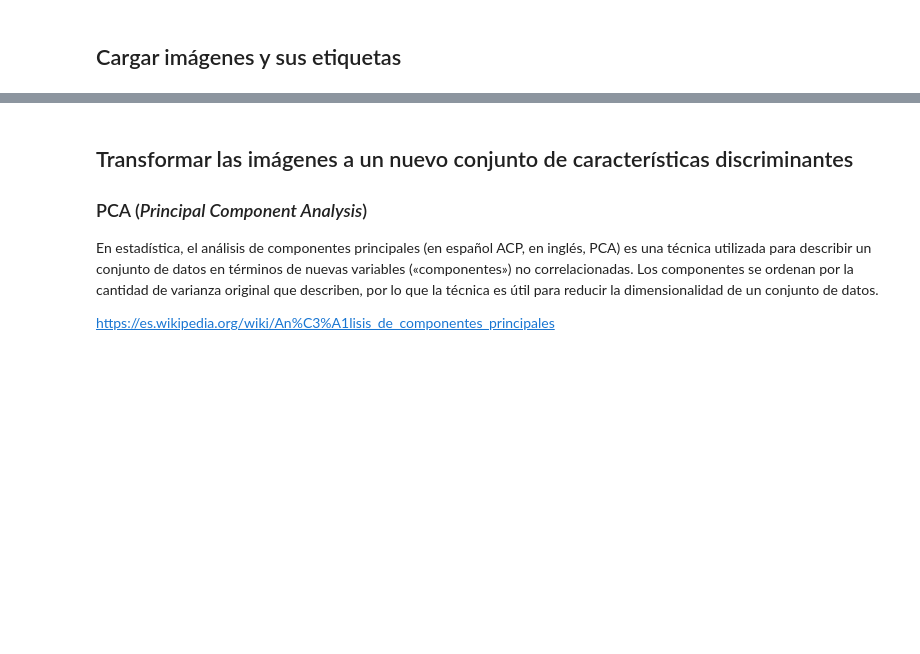
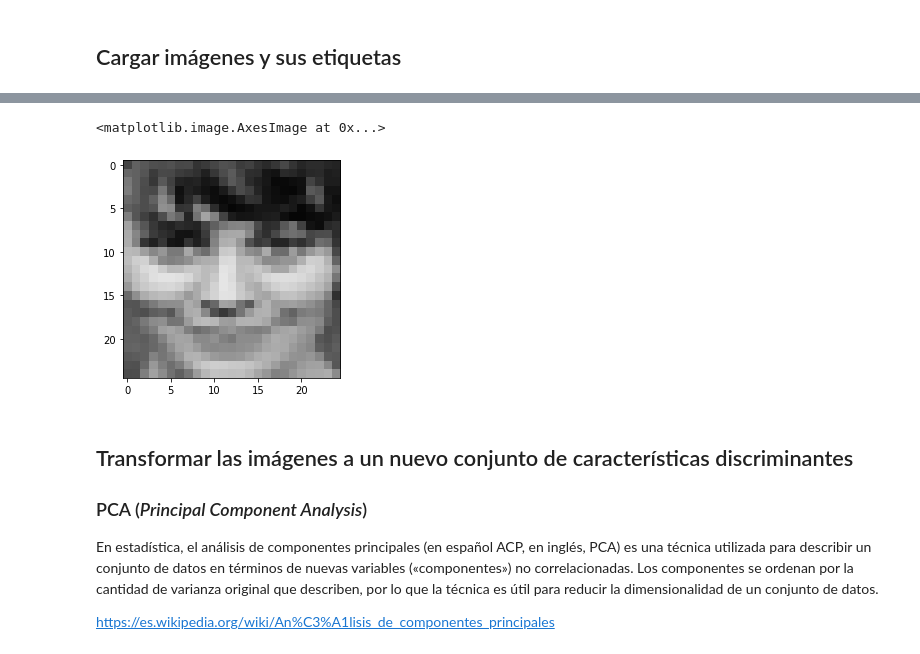
Before and after one commit to jbekios/IDS-2020-2, a Jupyter notebook: Laboratorio06-Incertidumbre.ipynb, the cells around one changed output, grey strips where cells are left out. Saved outputs shown, nothing was run; the diff lists cells and outputs as text; code cells hidden in the pictures; blank space fills up the shorter version.

```diff
--- a/Laboratorio06-Incertidumbre.ipynb
+++ b/Laboratorio06-Incertidumbre.ipynb
@@ -36,25 +36,25 @@ def load_database_gender(mypath, label=0, grayscale=False, scale=None, flatten=F
     y = []
     for file in files:
         y.append(label)
-        img = Image.open(file)
-        if grayscale:
-            img = ImageOps.grayscale(img)
-        if scale is not None:
-            img = img.resize(scale)
-        X.append(img)
+        with Image.open(file) as img:
+            if grayscale:
+                img = ImageOps.grayscale(img)
+            if scale is not None:
+                img = img.resize(scale)
+                # Transformo las imágenes a vectores numpy
+            if flatten:
+                img = np.array(img).flatten()
+            else: # Transformo solo a matrix numpy
+                img = np.array(img)
+            X.append(img)
 
-    # Transformo las imágenes a vectores numpy
-    if flatten:
-        X_numpy =[np.array(im).flatten() for im in X]
-    else: # Transformo solo a matrix numpy
-        X_numpy = [np.array(im) for im in X]
-    return X_numpy, y
+    return X, y
 
 # path donde se encuentran las imágenes de hombres
 mypath = 'database/Training/male'
 
-#X_male_train, y_male_train = load_database_gender(mypath, label=0)
+#X_male_train, y_male_train = load_database_gender(mypath, label=0, grayscale=True)
 #plt.imshow(X_male_train[10])
 
-X_male_train, y_male_train = load_database_gender(mypath, label=0, grayscale=True, scale=(25,25, flatten=True)
+X_male_train, y_male_train = load_database_gender(mypath, label=0, grayscale=True, scale=(25,25), flatten=False)
 print(X_male_train[0].shape)
@@ -78,6 +83,9 @@ plt.imshow(X_female_train[0], cmap='gray', vmin=0, vmax=255)
 # %%
 # Imágenes de hombres
-plt.imshow(X_male_train[10], cmap='gray', vmin=0, vmax=255)
+plt.imshow(X_male_train[1], cmap='gray', vmin=0, vmax=255)
+# %% [output]
+<matplotlib.image.AxesImage at 0x...>
+[figure, added]
 # %%
 # Imágenes de mujeres
 plt.imshow(X_female_train[1], cmap='gray', vmin=0, vmax=255)
```
Also changed, not shown: parts of 15 cells of this notebook.
